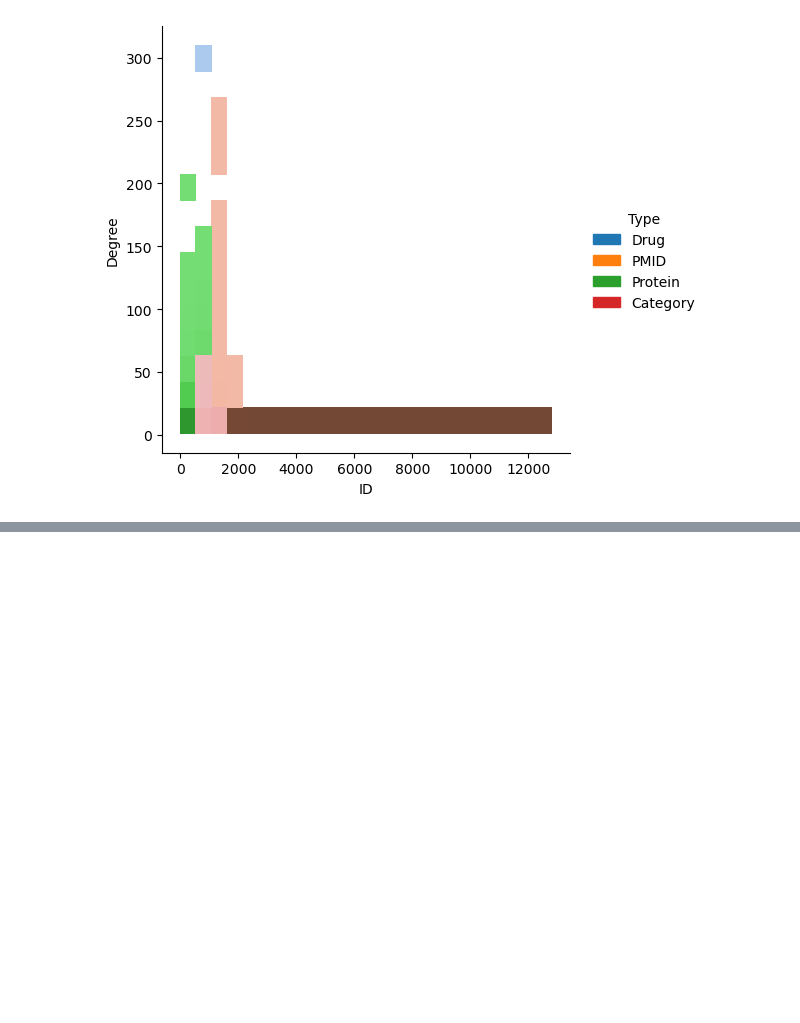
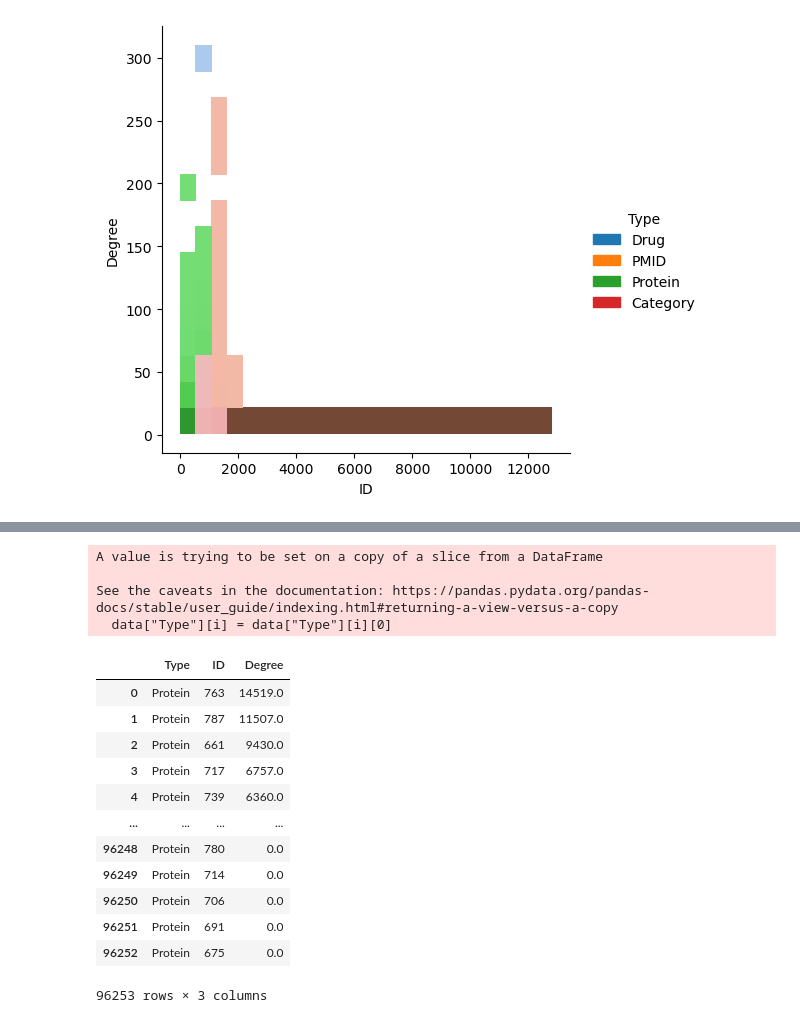
Before and after one commit to irsyadadam/Math-168-Essay-3-Degree-Distributions, a Jupyter notebook: SeabornDisPlot.ipynb, the cells around one changed output, grey strips where cells are left out. Cells and saved outputs as stored; diff of their text form; code cells hidden in the pictures; blank space fills up the shorter version.

```diff
--- a/SeabornDisPlot.ipynb
+++ b/SeabornDisPlot.ipynb
@@ -92,0 +129,24 @@ plt.show()
+# %%
+hello = degree()
+data = hello.run_algo()
+for i in tqdm(range(len(data["Type"])), desc= "Iterating through Entities"):
+    data["Type"][i] = data["Type"][i][0]
+data
+# %% [output]
+A value is trying to be set on a copy of a slice from a DataFrame
+
+See the caveats in the documentation: https://pandas.pydata.org/pandas-docs/stable/user_guide/indexing.html#returning-a-view-versus-a-copy
+  data["Type"][i] = data["Type"][i][0]
+|  | Type | ID | Degree |
+| 0 | Protein | 763 | 14519.0 |
+| 1 | Protein | 787 | 11507.0 |
+| 2 | Protein | 661 | 9430.0 |
+| 3 | Protein | 717 | 6757.0 |
+| 4 | Protein | 739 | 6360.0 |
+| ... | ... | ... | ... |
+| 96248 | Protein | 780 | 0.0 |
+| 96249 | Protein | 714 | 0.0 |
+| 96250 | Protein | 706 | 0.0 |
+| 96251 | Protein | 691 | 0.0 |
+| 96252 | Protein | 675 | 0.0 |
+96253 rows × 3 columns
```
Also changed, not shown: parts of 6 cells of this notebook.
